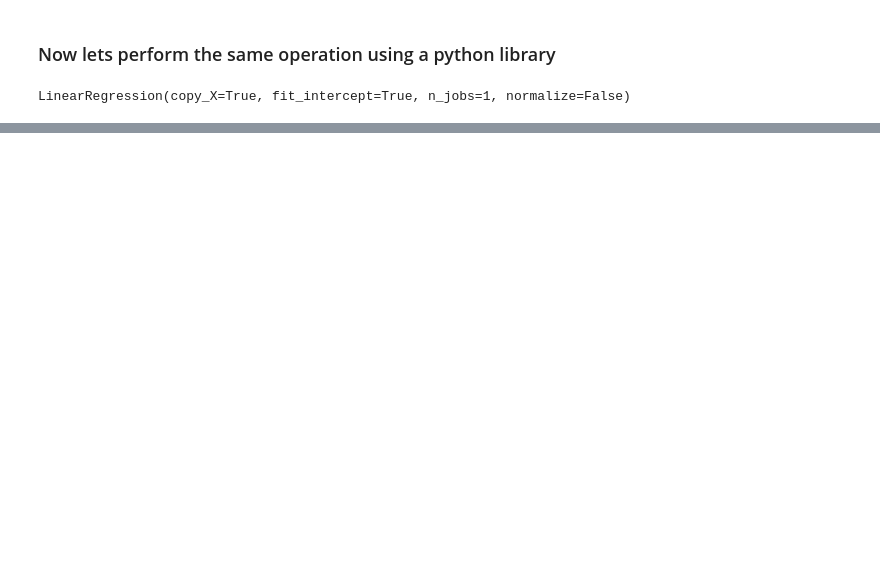
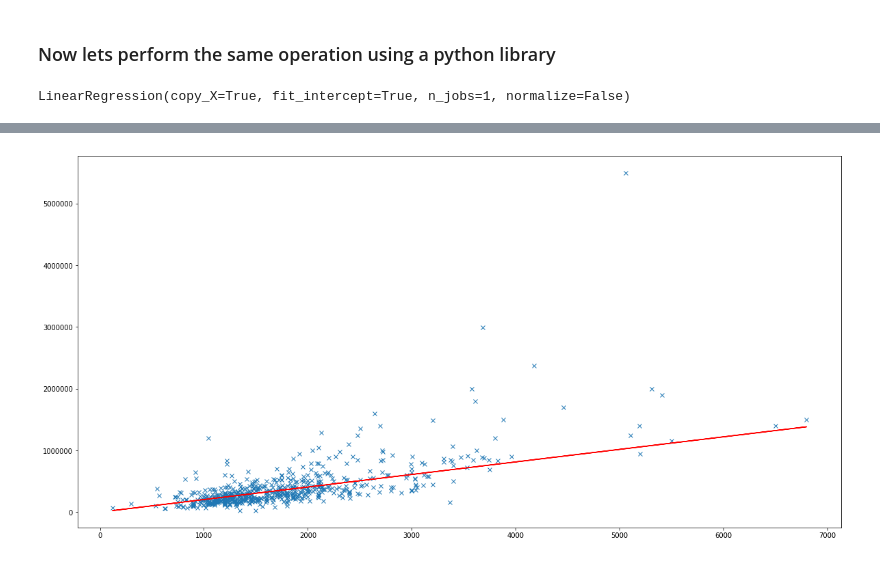
Before and after one commit to santhoshpkumar/kaggle-linear-regression, a Jupyter notebook: simple_linear_regression.ipynb, the cells around one changed output, grey strips where cells are left out. Saved outputs shown, nothing was run; the diff lists cells and outputs as text; code cells hidden in the pictures; blank space fills up the shorter version.

```diff
--- a/simple_linear_regression.ipynb
+++ b/simple_linear_regression.ipynb
@@ -346,0 +401,5 @@ plt.show()
+# %%
+w = fit_model_gradient(X, Y, 4 )
+plot_model(X, Y, w, 'grad_fit_4')
+# %% [output]
+[figure, added]
```
Also changed, not shown: parts of 35 cells of this notebook, 22 other files.
